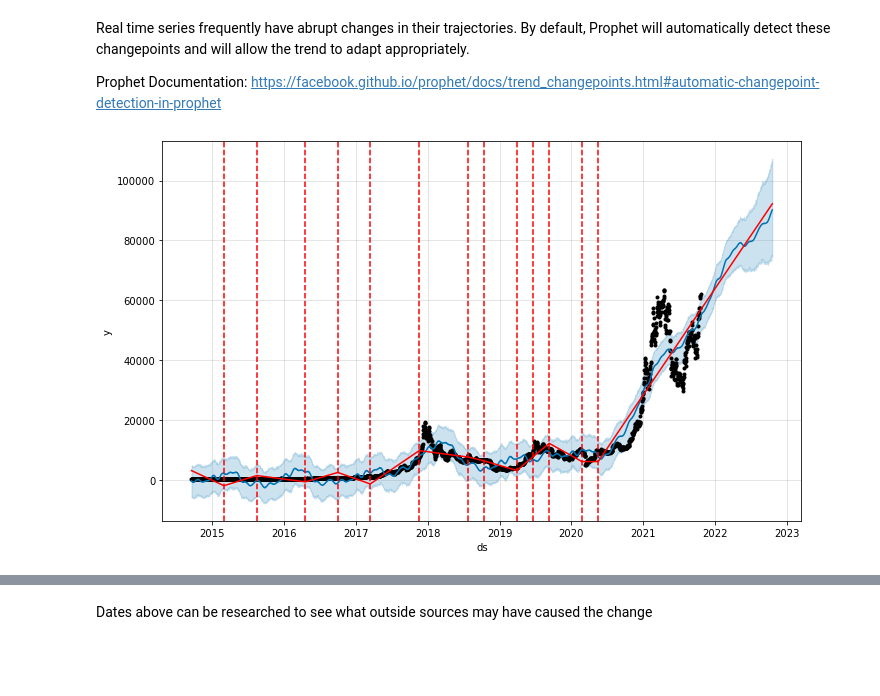
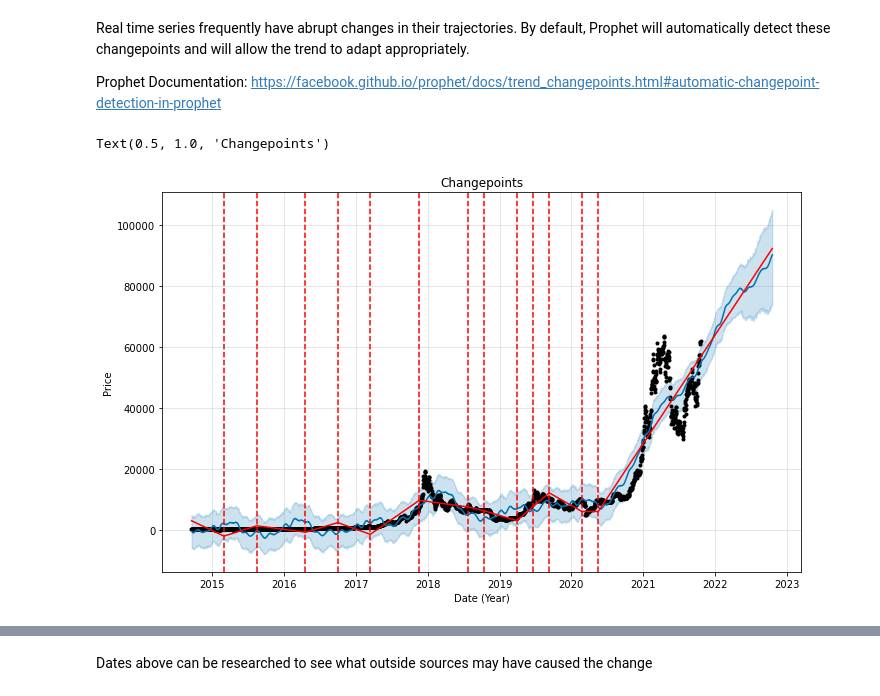
Before and after one commit to General2096/Sprinboard, a Jupyter notebook: Capstone Project/Bitcoin_Modeling.ipynb, the cells around one changed output, grey strips where cells are left out. Cells and saved outputs as stored; diff of their text form; code cells hidden in the pictures; blank space fills up the shorter version.

```diff
--- a/Capstone Project/Bitcoin_Modeling.ipynb
+++ b/Capstone Project/Bitcoin_Modeling.ipynb
@@ -291,8 +284,12 @@ https://facebook.github.io/prophet/docs/trend_changepoints.html#automatic-change
 # %%
 fig = t_model.plot(forecast)
 a = add_changepoints_to_plot(fig.gca(), t_model, forecast)
+plt.xlabel('Date (Year)')
+plt.ylabel('Price')
+plt.title('Changepoints')
 # %% [output]
+Text(0.5, 1.0, 'Changepoints')
-[figure, old version]
+[figure, new version]
 # %%
 print(t_model.changepoints)
 # %% [output]
```
Also changed, not shown: parts of 10 cells of this notebook, 8 other files.
